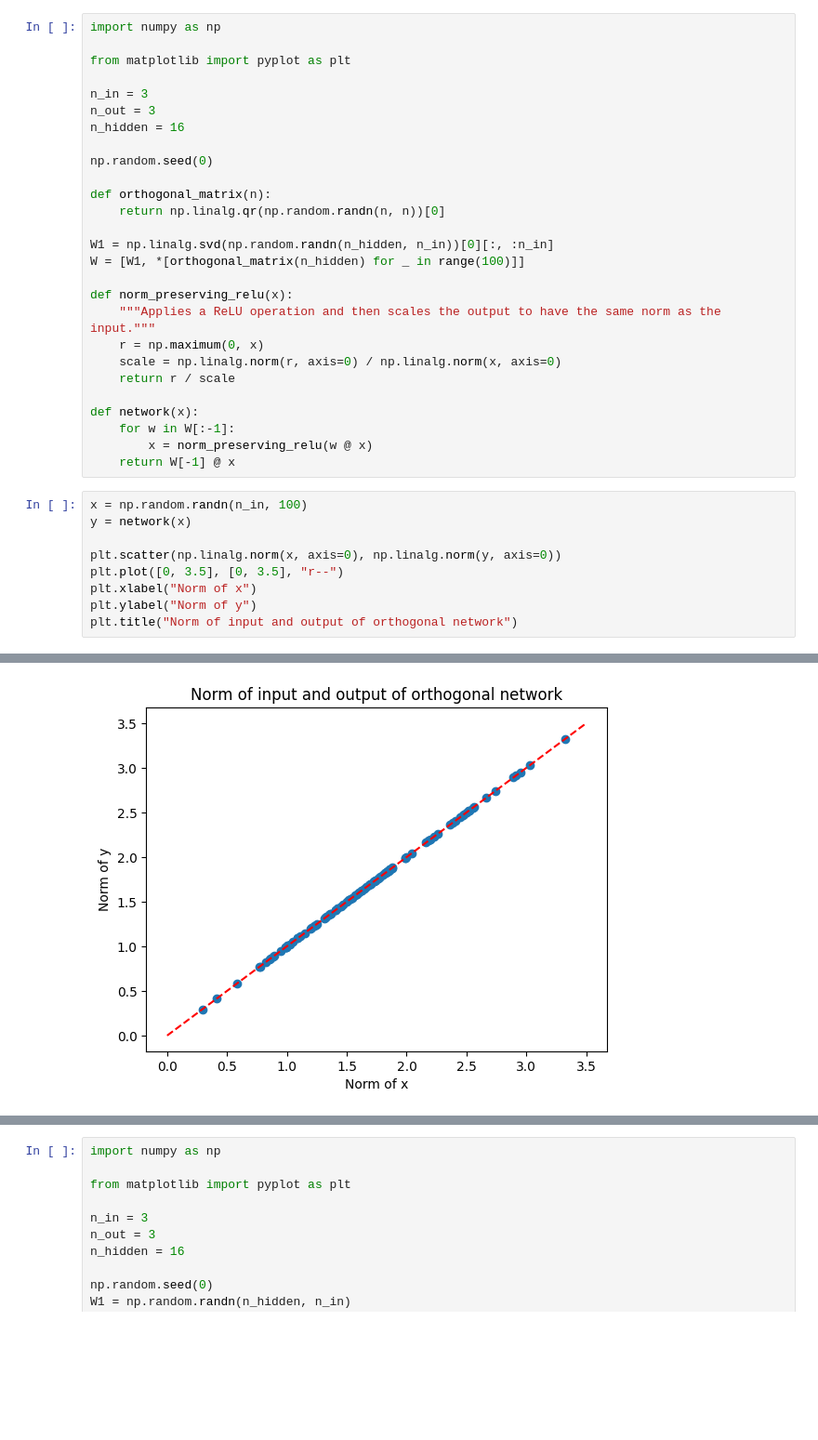
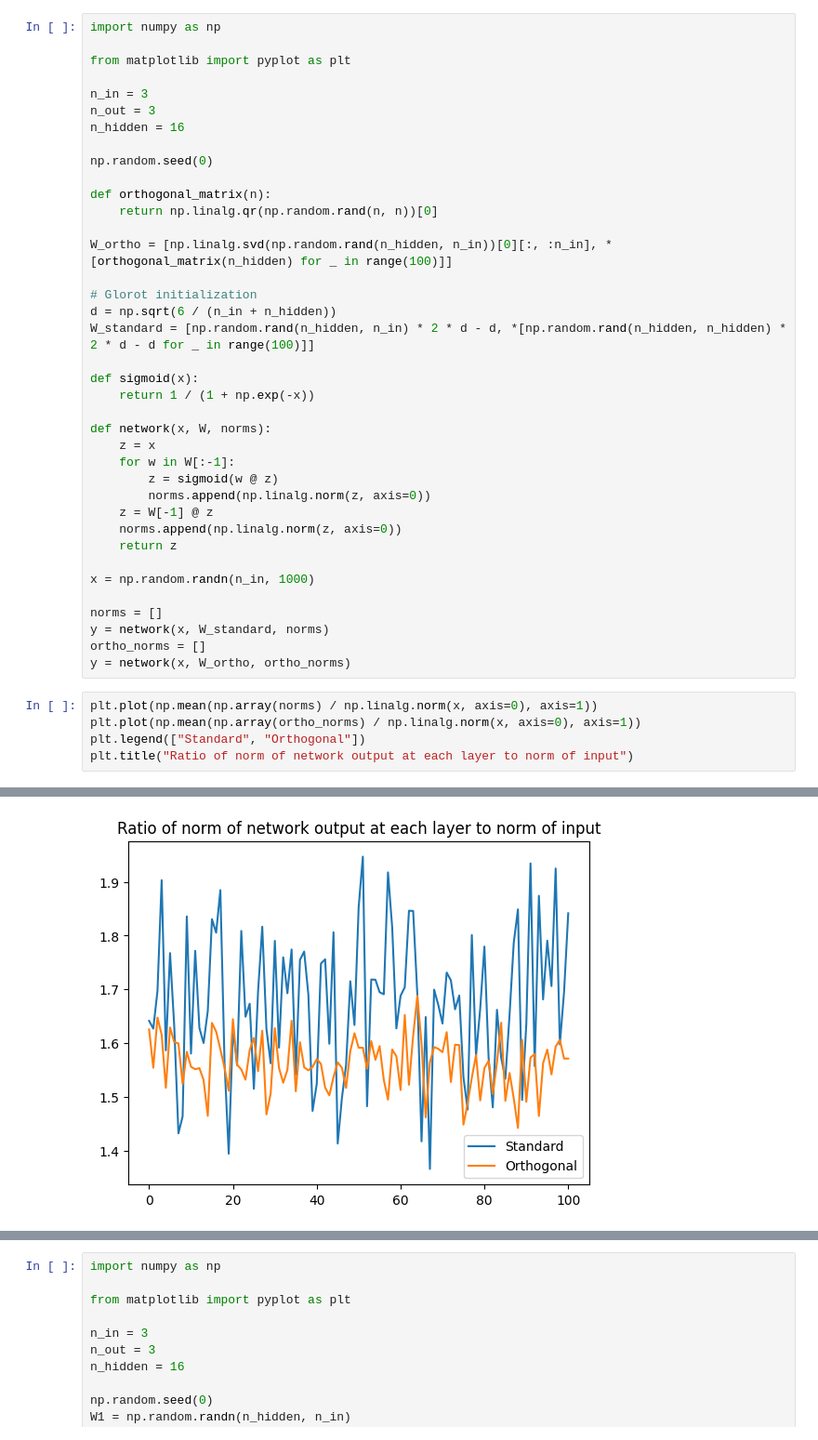
Before and after one commit to nworb-cire/research, a Jupyter notebook: manifold_nets.ipynb, the cells around one changed output, grey strips where cells are left out. Shown: that part at 93% size. Drawn from its saved outputs; the diff is of its cells as text; blank space fills up the shorter version.

Commit message:
Swap out plot

```diff
--- a/manifold_nets.ipynb
+++ b/manifold_nets.ipynb
@@ -32,28 +37,35 @@ n_hidden = 16
 np.random.seed(0)
 
 def orthogonal_matrix(n):
-    return np.linalg.qr(np.random.randn(n, n))[0]
+    return np.linalg.qr(np.random.rand(n, n))[0]
 
-W1 = np.linalg.svd(np.random.randn(n_hidden, n_in))[0][:, :n_in]
-W = [W1, *[orthogonal_matrix(n_hidden) for _ in range(100)]]
+W_ortho = [np.linalg.svd(np.random.rand(n_hidden, n_in))[0][:, :n_in], *[orthogonal_matrix(n_hidden) for _ in range(100)]]
 
-def norm_preserving_relu(x):
-    """Applies a ReLU operation and then scales the output to have the same norm as the input."""
-    r = np.maximum(0, x)
-    scale = np.linalg.norm(r, axis=0) / np.linalg.norm(x, axis=0)
-    return r / scale
+# Glorot initialization
+d = np.sqrt(6 / (n_in + n_hidden))
+W_standard = [np.random.rand(n_hidden, n_in) * 2 * d - d, *[np.random.rand(n_hidden, n_hidden) * 2 * d - d for _ in range(100)]]
 
-def network(x):
+def sigmoid(x):
+    return 1 / (1 + np.exp(-x))
+
+def network(x, W, norms):
+    z = x
     for w in W[:-1]:
-        x = norm_preserving_relu(w @ x)
-    return W[-1] @ x
+        z = sigmoid(w @ z)
+        norms.append(np.linalg.norm(z, axis=0))
+    z = W[-1] @ z
+    norms.append(np.linalg.norm(z, axis=0))
+    return z
+
+x = np.random.randn(n_in, 1000)
+
+norms = []
+y = network(x, W_standard, norms)
+ortho_norms = []
+y = network(x, W_ortho, ortho_norms)
 # %%
-x = np.random.randn(n_in, 100)
-y = network(x)
-
-plt.scatter(np.linalg.norm(x, axis=0), np.linalg.norm(y, axis=0))
-plt.plot([0, 3.5], [0, 3.5], "r--")
-plt.xlabel("Norm of x")
-plt.ylabel("Norm of y")
-plt.title("Norm of input and output of orthogonal network")
+plt.plot(np.mean(np.array(norms) / np.linalg.norm(x, axis=0), axis=1))
+plt.plot(np.mean(np.array(ortho_norms) / np.linalg.norm(x, axis=0), axis=1))
+plt.legend(["Standard", "Orthogonal"])
+plt.title("Ratio of norm of network output at each layer to norm of input")
 # %% [output]
@@ -61,2 +73,2 @@ Text(0.5, 1.0, 'Norm of input and output of orthogonal network')
-[figure, old version]
+[figure, new version]
 # %% [markdown]
```
Also changed, not shown: parts of 5 cells of this notebook.
